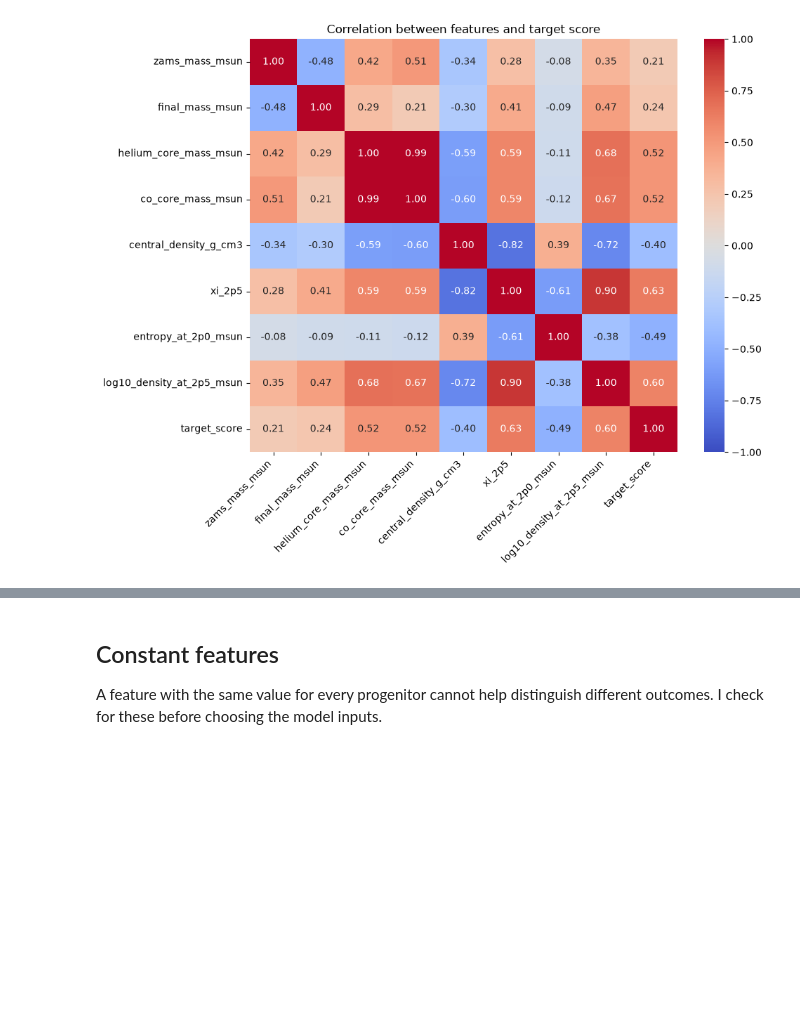
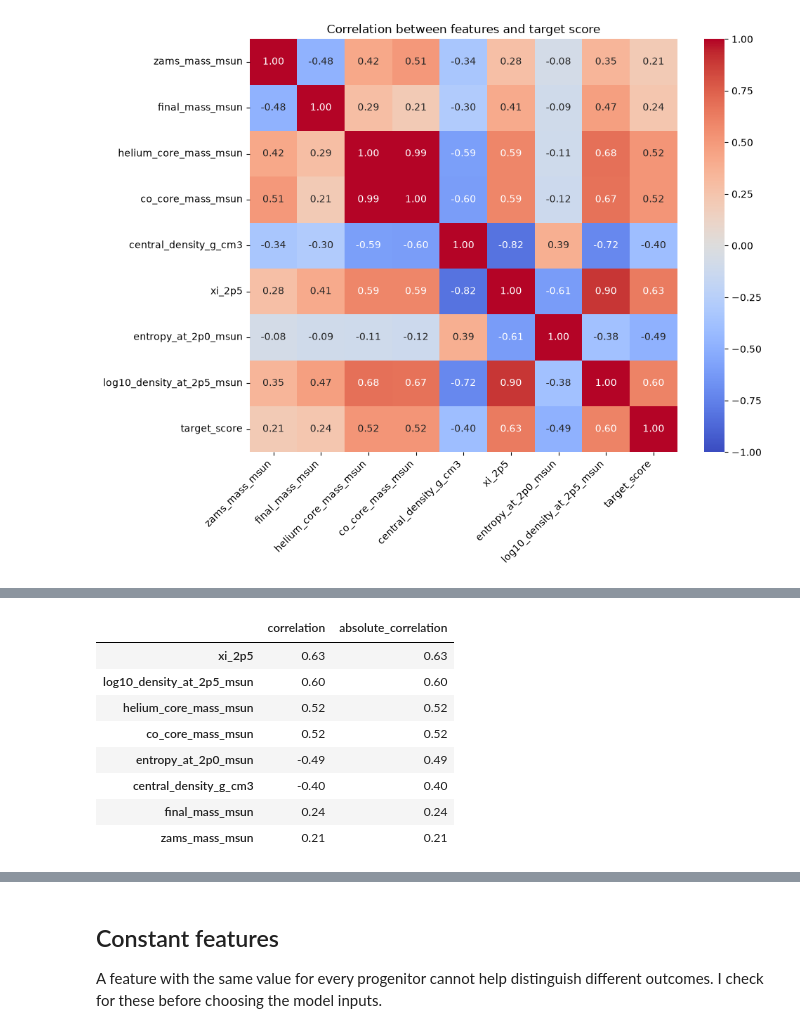
Before and after one commit to FedeMoroni/stellar-collapse-classification, a Jupyter notebook: notebooks/01_eda.ipynb, the cells around one changed output, grey strips where cells are left out. Drawn from its saved outputs; the diff is of its cells as text; code cells hidden in the pictures; blank space fills up the shorter version.

```diff
--- a/notebooks/01_eda.ipynb
+++ b/notebooks/01_eda.ipynb
@@ -288,0 +290,17 @@ display(covariance_matrix)
+# %%
+target_correlation = correlation_matrix["target_score"].drop("target_score")
+target_ranking = pd.DataFrame({
+    "correlation": target_correlation,
+    "absolute_correlation": target_correlation.abs(),
+})
+display(target_ranking.sort_values("absolute_correlation", ascending=False).round(2))
+# %% [output]
+|  | correlation | absolute_correlation |
+| xi_2p5 | 0.63 | 0.63 |
+| log10_density_at_2p5_msun | 0.60 | 0.60 |
+| helium_core_mass_msun | 0.52 | 0.52 |
+| co_core_mass_msun | 0.52 | 0.52 |
+| entropy_at_2p0_msun | -0.49 | 0.49 |
+| central_density_g_cm3 | -0.40 | 0.40 |
+| final_mass_msun | 0.24 | 0.24 |
+| zams_mass_msun | 0.21 | 0.21 |
```
Also changed, not shown: parts of 13 cells of this notebook, 3 other files.
